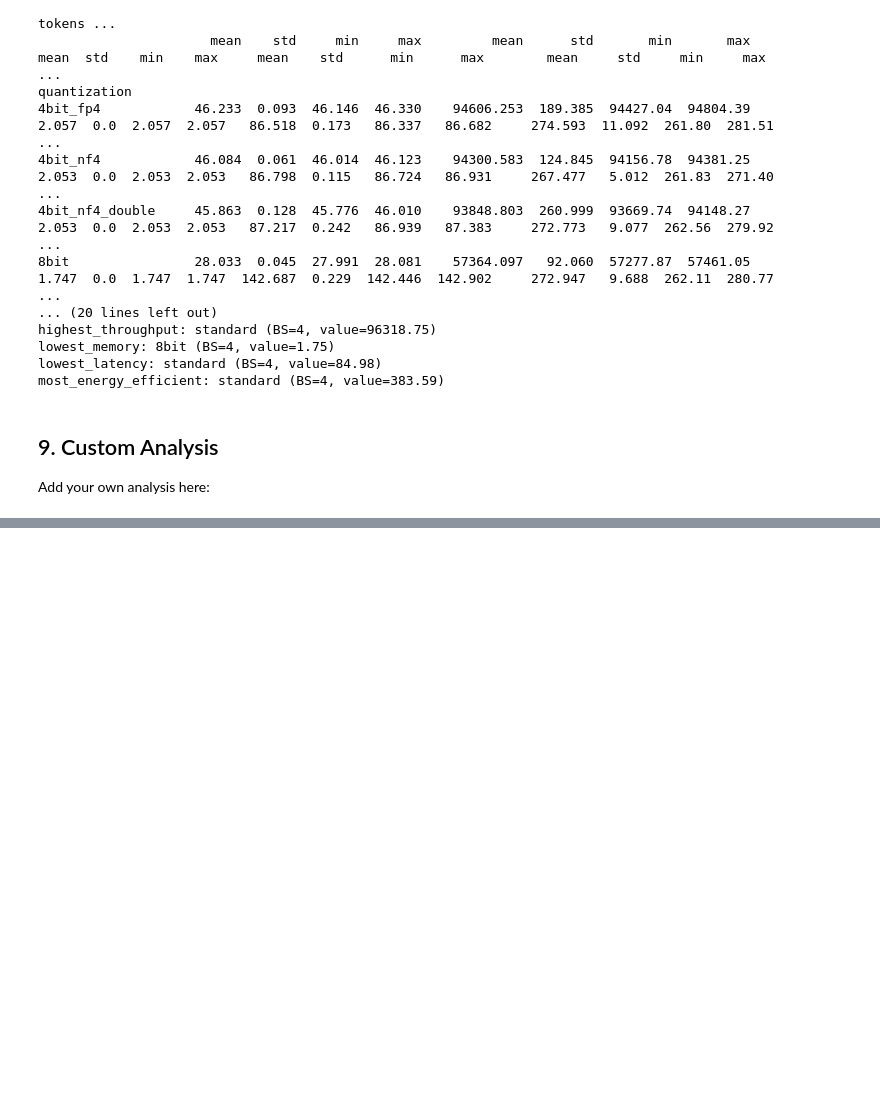
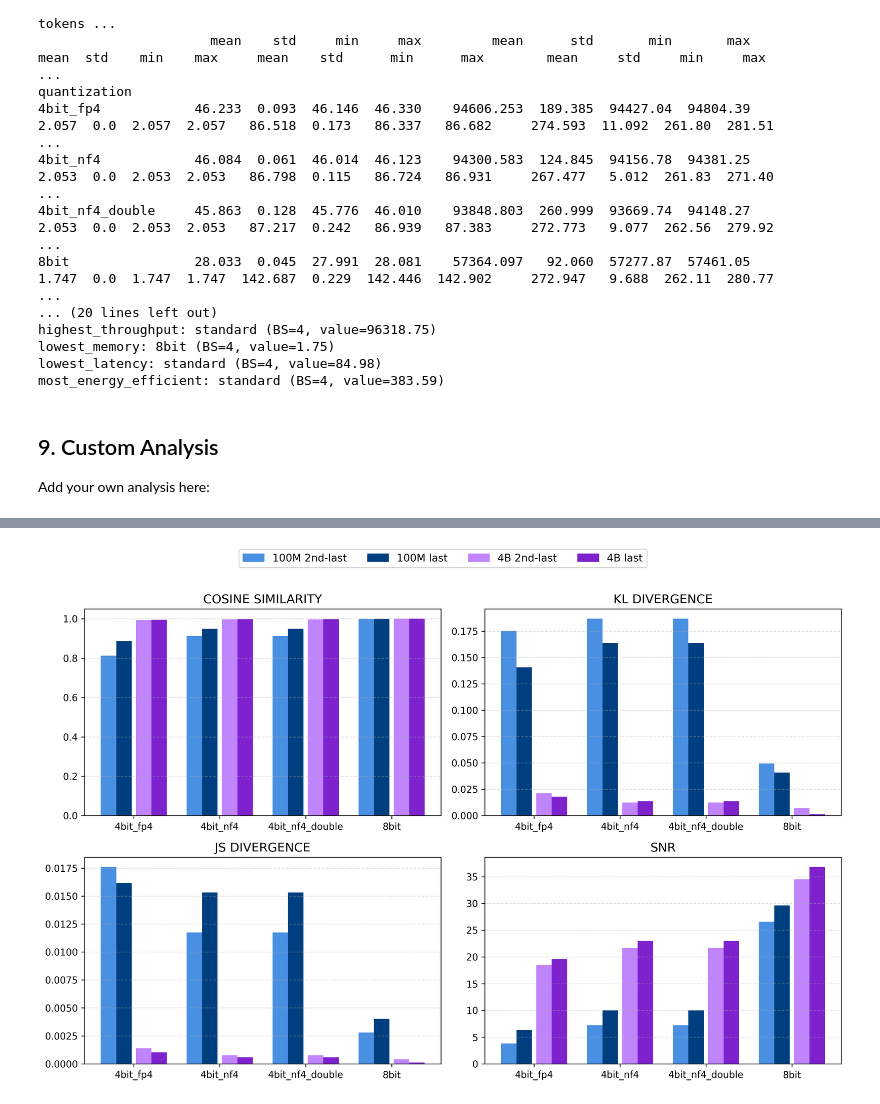
Before and after one commit to jackyu03/genomeocean_efficiency, a Jupyter notebook: benchmark/view_results.ipynb, the cells around one changed output, grey strips where cells are left out. Saved outputs shown, nothing was run; the diff lists cells and outputs as text; code cells hidden in the pictures; blank space fills up the shorter version.

```diff
--- a/benchmark/view_results.ipynb
+++ b/benchmark/view_results.ipynb
@@ -190,0 +193,88 @@ if 'tokens_per_s_mean' in quant_summary.columns and 'peak_vram_GB_mean' in quant
+# %%
+import pandas as pd
+import matplotlib.pyplot as plt
+import numpy as np
+
+# =====================
+# CONFIG
+# =====================
+file_100m = "/Users/JackYu_1/Desktop/genomeocean/Nov 16 results/quality_metrics_100M.csv"
+file_4b   = "/Users/JackYu_1/Desktop/genomeocean/Nov 16 results/quality_metrics_4B.csv"
+
+# Load
+df_100m = pd.read_csv(file_100m)
+df_4b   = pd.read_csv(file_4b)
+
+# Pivot
+pivot_100m = df_100m.pivot(index="quantization_mode", columns="layer")
+pivot_4b   = df_4b.pivot(index="quantization_mode", columns="layer")
+
+quant_modes = [qm for qm in pivot_100m.index if qm in pivot_4b.index]
+
+# Metric mapping
+metrics_map = {
+    "Cosine Similarity": "cosine_similarity",
+    "KL Divergence": "kl_divergence",
+    "JS Divergence": "js_divergence",
+    "SNR": "snr_db",
+}
+
+# Colors
+colors = {
+    "100M_2nd": "#4A90E2",
+    "100M_last": "#003F7F",
+    "4B_2nd": "#C084FC",
+    "4B_last": "#7E22CE"
+}
+
+# =====================
+# Plot
+# =====================
+fig, axes = plt.subplots(2, 2, figsize=(12,8), dpi=300)
+axes = axes.flatten()
+
+bar_width = 0.18
+gap = 0.05  # *** SMALL GAP BETWEEN 100M AND 4B ***
+
+x = np.arange(len(quant_modes))
+
+for idx, (panel_name, col_name) in enumerate(metrics_map.items()):
+    ax = axes[idx]
+
+    y_100m_2nd = pivot_100m[(col_name, "second_last")].loc[quant_modes].values
+    y_100m_last = pivot_100m[(col_name, "last")].loc[quant_modes].values
+    y_4b_2nd = pivot_4b[(col_name, "second_last")].loc[quant_modes].values
+    y_4b_last = pivot_4b[(col_name, "last")].loc[quant_modes].values
+
+    # ----- BAR POSITIONS WITH GAP -----
+    ax.bar(x - 1.5*bar_width, y_100m_2nd, width=bar_width,
+           color=colors["100M_2nd"], label="100M 2nd-last")
+    ax.bar(x - 0.5*bar_width, y_100m_last, width=bar_width,
+           color=colors["100M_last"], label="100M last")
+
+    # *** GAP before 4B ***
+    ax.bar(x + 0.5*bar_width + gap, y_4b_2nd, width=bar_width,
+           color=colors["4B_2nd"], label="4B 2nd-last")
+    ax.bar(x + 1.5*bar_width + gap, y_4b_last, width=bar_width,
+           color=colors["4B_last"], label="4B last")
+
+    ax.set_title(panel_name.upper(), fontsize=13)
+    ax.set_xticks(x + gap/2)  # small adjustment
+    ax.set_xticklabels(quant_modes)
+    ax.grid(axis="y", linestyle="--", alpha=0.4)
+
+# Combined legend
+handles = [
+    plt.Rectangle((0,0),1,1, color=colors["100M_2nd"]),
+    plt.Rectangle((0,0),1,1, color=colors["100M_last"]),
+    plt.Rectangle((0,0),1,1, color=colors["4B_2nd"]),
+    plt.Rectangle((0,0),1,1, color=colors["4B_last"]),
+]
+labels = ["100M 2nd-last", "100M last", "4B 2nd-last", "4B last"]
+
+fig.legend(handles, labels, loc="upper center", ncol=4, fontsize=11)
+
+plt.tight_layout(rect=[0, 0, 1, 0.93])
+plt.show()
+# %% [output]
+[figure, added]
```
Also changed, not shown: parts of 1 cell of this notebook, 10 other files.
